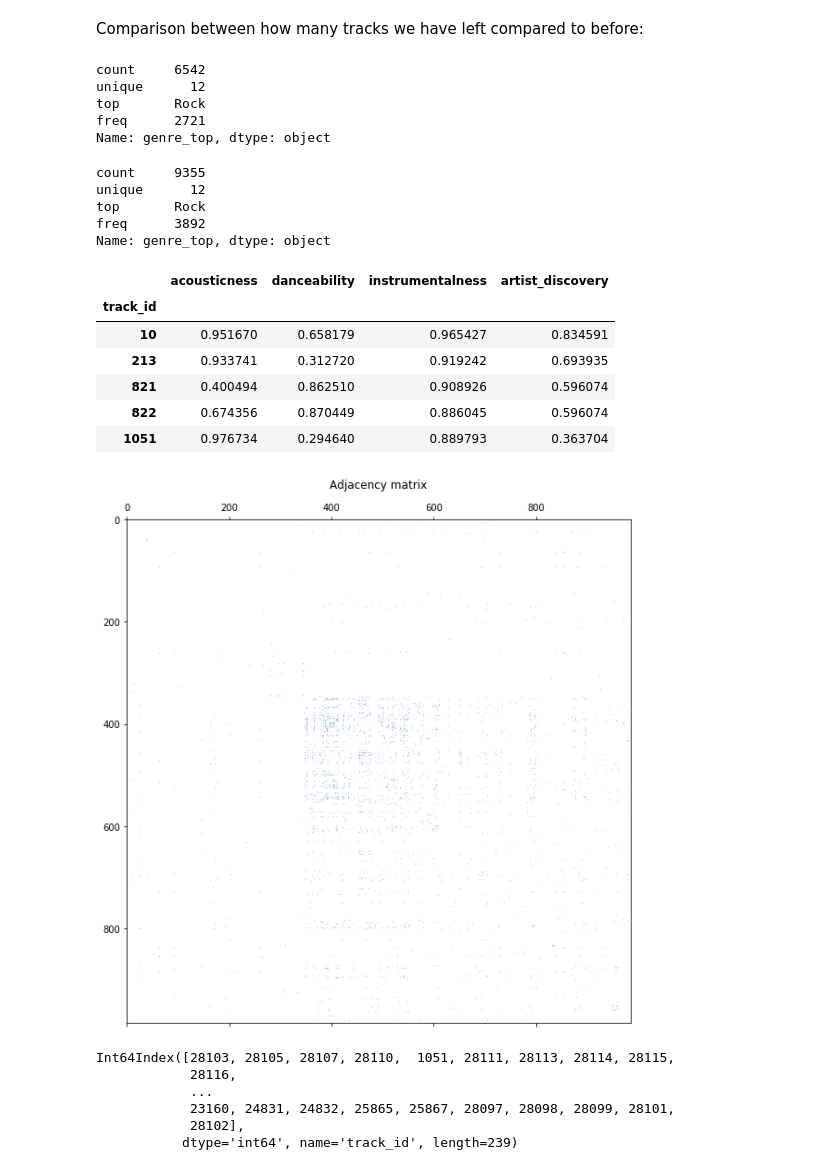
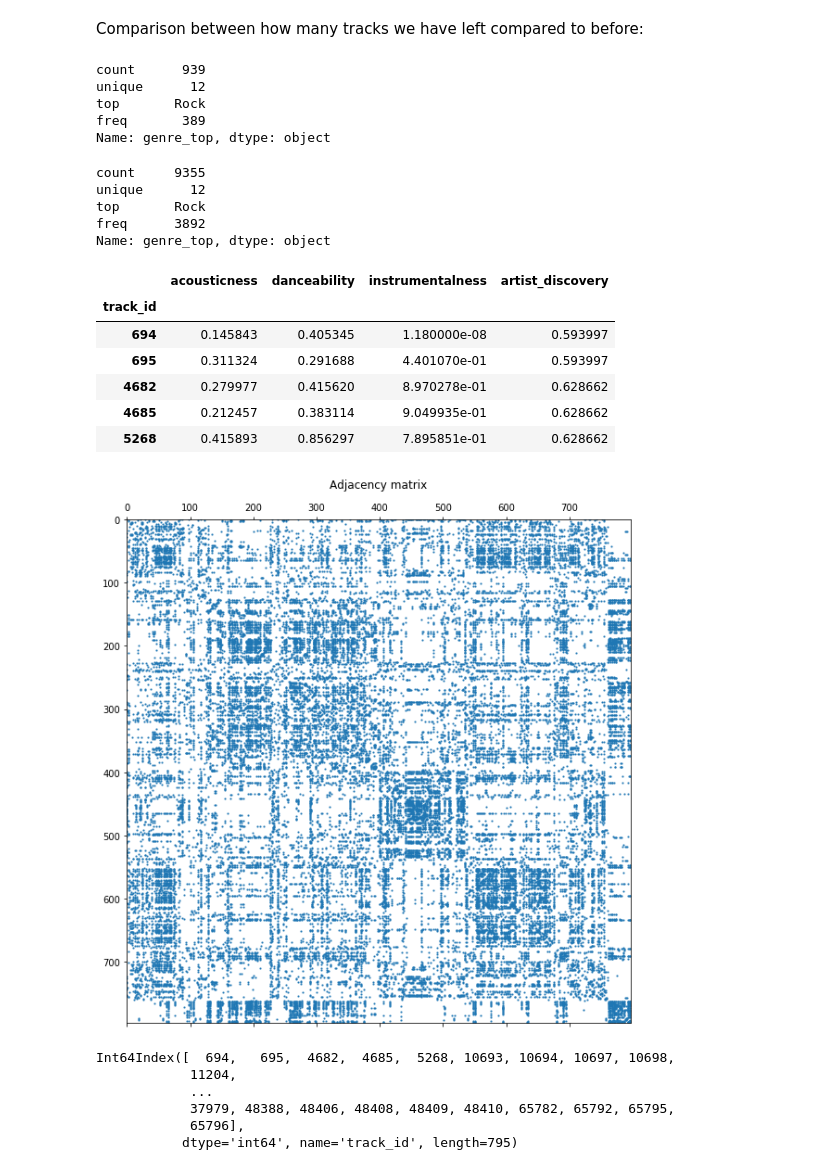
Before and after one commit to Team36-ntds2018/Project_free_music_archives_2018, a Jupyter notebook: Project/Load_save_dataset.ipynb, the cells around one changed output. Drawn from its saved outputs; the diff is of its cells as text; code cells hidden in the pictures.

```diff
--- a/Project/Load_save_dataset.ipynb
+++ b/Project/Load_save_dataset.ipynb
@@ -43,7 +43,7 @@ Name: genre_top, dtype: int64
 We keep only the tracks with a minimum of popularity (number of times it was listened to) relatively to each genre.
 # %%
 # Define here how much of the data is cropped:
-quantile_listens = 0.3
+quantile_listens = 0.9
 
 popu_quantile = features_and_genres[['genre_top', 'listens']].groupby(by='genre_top')\
                     .quantile([quantile_listens])\
@@ -71,10 +71,10 @@ Comparison between how many tracks we have left compared to before:
 # %%
 features_reduced.genre_top.describe()
 # %% [output]
-count     6542
+count      939
 unique      12
 top       Rock
-freq      2721
+freq       389
 Name: genre_top, dtype: object
 # %%
 features_and_genres.genre_top.describe()
@@ -91,7 +91,7 @@ Name: genre_top, dtype: object
 selected_genres_full = ['Rock', 'Electronic', 'Hip-Hop', 'Pop', 'Classical', 'Jazz', 'International']
 selected_genres = ['Pop', 'Classical', 'Jazz', 'International']
 
-features = features_reduced[features_reduced.genre_top.isin(selected_genres)]
+features = features_reduced[features_reduced.genre_top.isin(selected_genres_full)]
 
 features = features.drop(columns=['genres','genre_top'])
 # keep only numerical data now that the selection according to genres is done
@@ -99,16 +99,16 @@ features.head()
 # %% [output]
 |  | acousticness | danceability | instrumentalness | artist_discovery |
 | track_id |  |  |  |  |
-| 10 | 0.951670 | 0.658179 | 0.965427 | 0.834591 |
-| 213 | 0.933741 | 0.312720 | 0.919242 | 0.693935 |
-| 821 | 0.400494 | 0.862510 | 0.908926 | 0.596074 |
-| 822 | 0.674356 | 0.870449 | 0.886045 | 0.596074 |
-| 1051 | 0.976734 | 0.294640 | 0.889793 | 0.363704 |
+| 694 | 0.145843 | 0.405345 | 1.180000e-08 | 0.593997 |
+| 695 | 0.311324 | 0.291688 | 4.401070e-01 | 0.593997 |
+| 4682 | 0.279977 | 0.415620 | 8.970278e-01 | 0.628662 |
+| 4685 | 0.212457 | 0.383114 | 9.049935e-01 | 0.628662 |
+| 5268 | 0.415893 | 0.856297 | 7.895851e-01 | 0.628662 |
 # %%
 distances = pdist(features.values, metric='euclidean')
 # weights computed with a kernel and removing all the weights below threshold
-threshold_full = 0.99
-threshold = 0.999
+#threshold_full = 0.99
+threshold = 0.88
 
 # Gaussian kernel:
 kernel_width = distances.mean()
@@ -118,11 +118,11 @@ adjacency = squareform(weights)# the adjacency matrix
 n_nodes = len(features)
 # %%
 figure1 = plt.figure(figsize=(10, 10))
-plt.spy(adjacency, markersize=0.08, figure = figure1)
+plt.spy(adjacency, markersize=1, figure = figure1)
 plt.title('Adjacency matrix')
 plt.show()
 # %% [output]
-[figure, old version]
+[figure, new version]
 # %%
 def matrix_to_list(matrix):
     adj_list = {}
@@ -224,11 +224,11 @@ new_ids = comp_ids[index]
 # %%
 features.index[new_ids]
 # %% [output]
-Int64Index([28103, 28105, 28107, 28110,  1051, 28111, 28113, 28114, 28115,
-            28116,
+Int64Index([  694,   695,  4682,  4685,  5268, 10693, 10694, 10697, 10698,
+            11204,
             ...
-            23160, 24831, 24832, 25865, 25867, 28097, 28098, 28099, 28101,
-            28102],
-           dtype='int64', name='track_id', length=239)
+            37979, 48388, 48406, 48408, 48409, 48410, 65782, 65792, 65795,
+            65796],
+           dtype='int64', name='track_id', length=795)
 # %%
 features.to_csv('new_out_features.csv')
```
Also changed, not shown: parts of 5 cells of this notebook, 2 other files.
